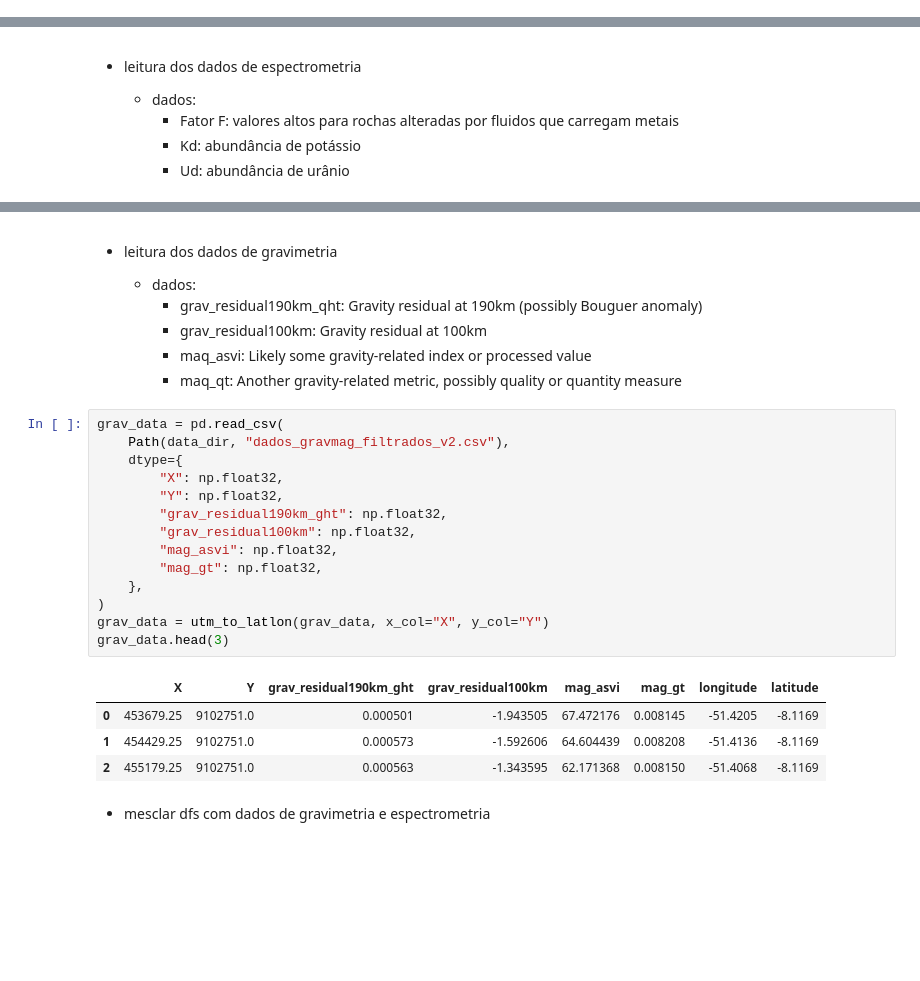
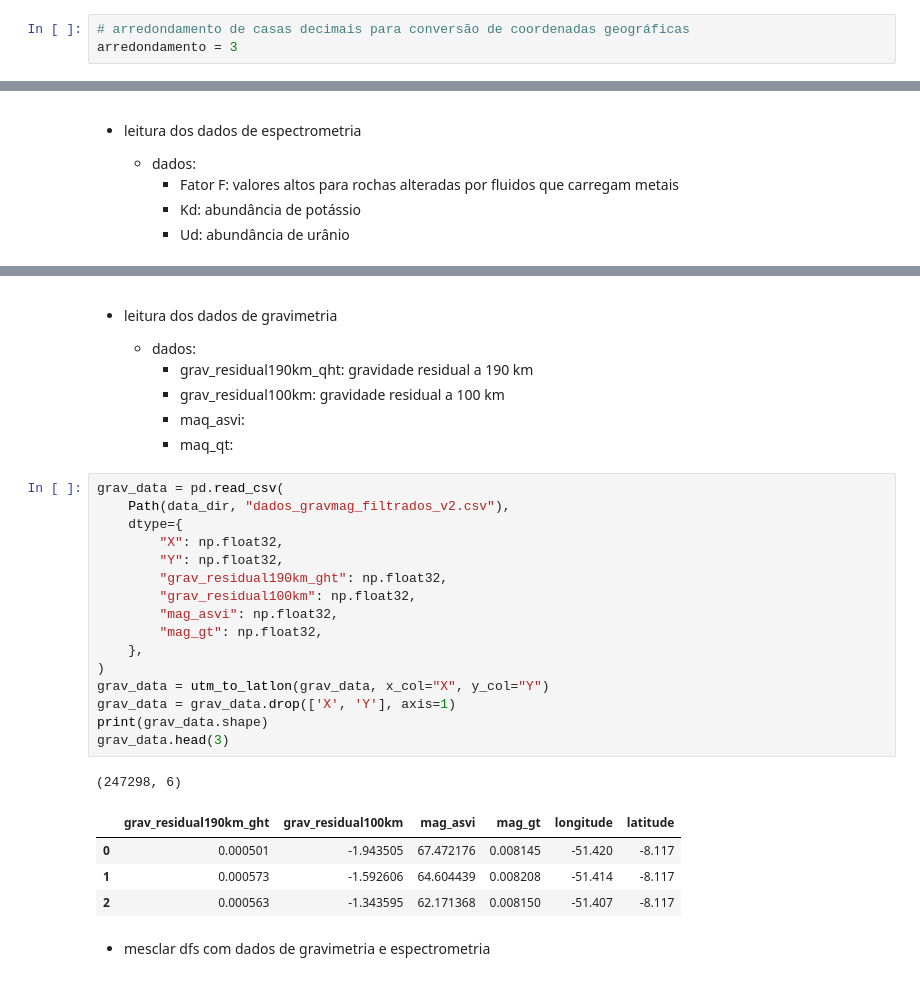
Before and after one commit to renan2scarvalho/tcc-univesp, a Jupyter notebook: notebooks/v1/tcc_ouro.ipynb, the cells around one changed output, grey strips where cells are left out. Cells and saved outputs as stored; diff of their text form; blank space fills up the shorter version.

```diff
--- a/notebooks/v1/tcc_ouro.ipynb
+++ b/notebooks/v1/tcc_ouro.ipynb
@@ -59,5 +61,8 @@ sys.tracebacklimit = 0
 dir_projeto = Path(os.getcwd()).parent.absolute().parent.absolute()
 data_dir = Path(dir_projeto, "Output", "tcc", "v1")
 shp_dir = Path(data_dir, "shp")
+# %%
+# arredondamento de casas decimais para conversão de coordenadas geográficas
+arredondamento = 3
 # %% [markdown]
 ## funções
@@ -409,29 +409,32 @@ spec_data.head(3)
 - leitura dos dados de gravimetria
 
   - dados:
-    - grav_residual190km_qht: Gravity residual at 190km (possibly Bouguer anomaly)
-    - grav_residual100km: Gravity residual at 100km
-    - maq_asvi: Likely some gravity-related index or processed value
-    - maq_qt: Another gravity-related metric, possibly quality or quantity measure
+    - grav_residual190km_qht: gravidade residual a 190 km
+    - grav_residual100km: gravidade residual a 100 km
+    - maq_asvi:
+    - maq_qt:
 # %%
 grav_data = pd.read_csv(
     Path(data_dir, "dados_gravmag_filtrados_v2.csv"),
     dtype={
         "X": np.float32,
         "Y": np.float32,
         "grav_residual190km_ght": np.float32,
         "grav_residual100km": np.float32,
         "mag_asvi": np.float32,
         "mag_gt": np.float32,
     },
 )
 grav_data = utm_to_latlon(grav_data, x_col="X", y_col="Y")
+grav_data = grav_data.drop(['X', 'Y'], axis=1)
+print(grav_data.shape)
 grav_data.head(3)
 # %% [output]
+(247298, 6)
-|  | X | Y | grav_residual190km_ght | grav_residual100km | mag_asvi | mag_gt | longitude | latitude |
-| 0 | 453679.25 | 9102751.0 | 0.000501 | -1.943505 | 67.472176 | 0.008145 | -51.4205 | -8.1169 |
-| 1 | 454429.25 | 9102751.0 | 0.000573 | -1.592606 | 64.604439 | 0.008208 | -51.4136 | -8.1169 |
-| 2 | 455179.25 | 9102751.0 | 0.000563 | -1.343595 | 62.171368 | 0.008150 | -51.4068 | -8.1169 |
+|  | grav_residual190km_ght | grav_residual100km | mag_asvi | mag_gt | longitude | latitude |
+| 0 | 0.000501 | -1.943505 | 67.472176 | 0.008145 | -51.420 | -8.117 |
+| 1 | 0.000573 | -1.592606 | 64.604439 | 0.008208 | -51.414 | -8.117 |
+| 2 | 0.000563 | -1.343595 | 62.171368 | 0.008150 | -51.407 | -8.117 |
 # %% [markdown]
 - mesclar dfs com dados de gravimetria e espectrometria
 # %%
```
Also changed, not shown: parts of 40 cells of this notebook, 1 other file.
